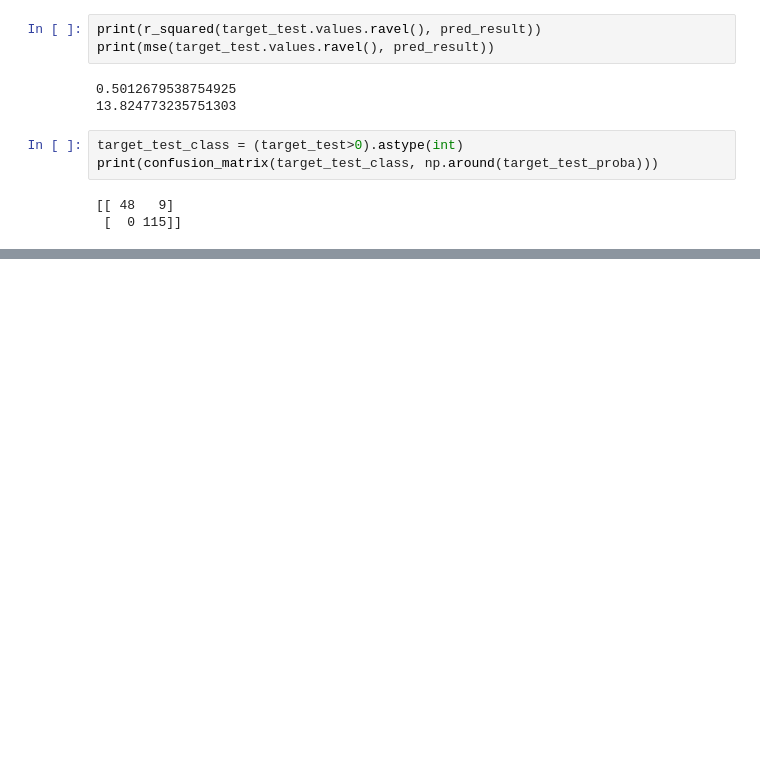
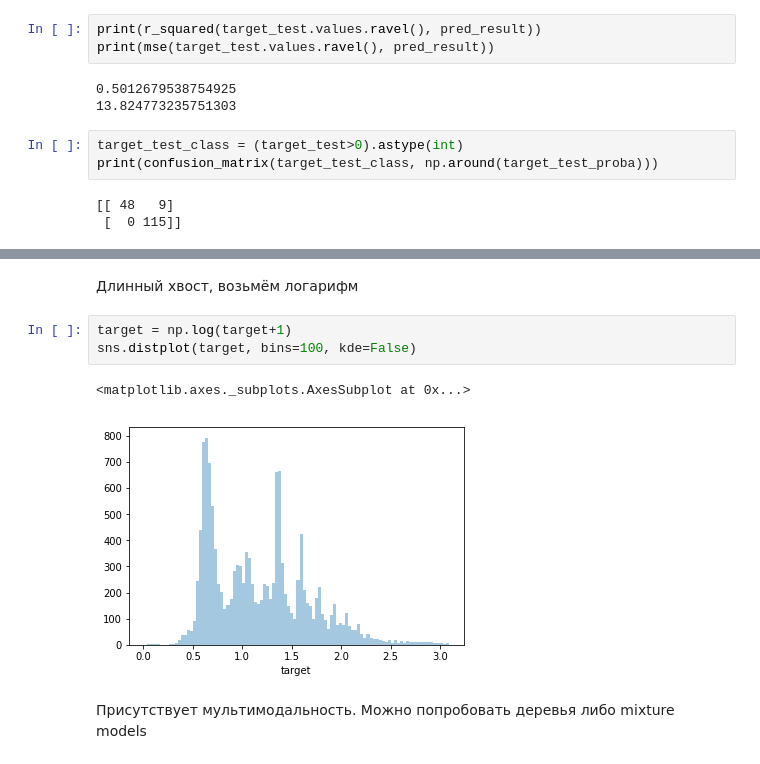
Before and after one commit to CobaltLS/MachineLearning, a Jupyter notebook: SDSJ/SDSJ2018.ipynb, the cells around one changed output, grey strips where cells are left out. Cells and saved outputs as stored; diff of their text form; blank space fills up the shorter version.

```diff
--- a/SDSJ/SDSJ2018.ipynb
+++ b/SDSJ/SDSJ2018.ipynb
@@ -475,0 +593,10 @@ print(confusion_matrix(target_test_class, np.around(target_test_proba)))
+# %% [markdown]
+Длинный хвост, возьмём логарифм
+# %%
+target = np.log(target+1)
+sns.distplot(target, bins=100, kde=False)
+# %% [output]
+<matplotlib.axes._subplots.AxesSubplot at 0x...>
+[figure, added]
+# %% [markdown]
+Присутствует мультимодальность. Можно попробовать деревья либо mixture models
```
Also changed, not shown: parts of 27 cells of this notebook.
